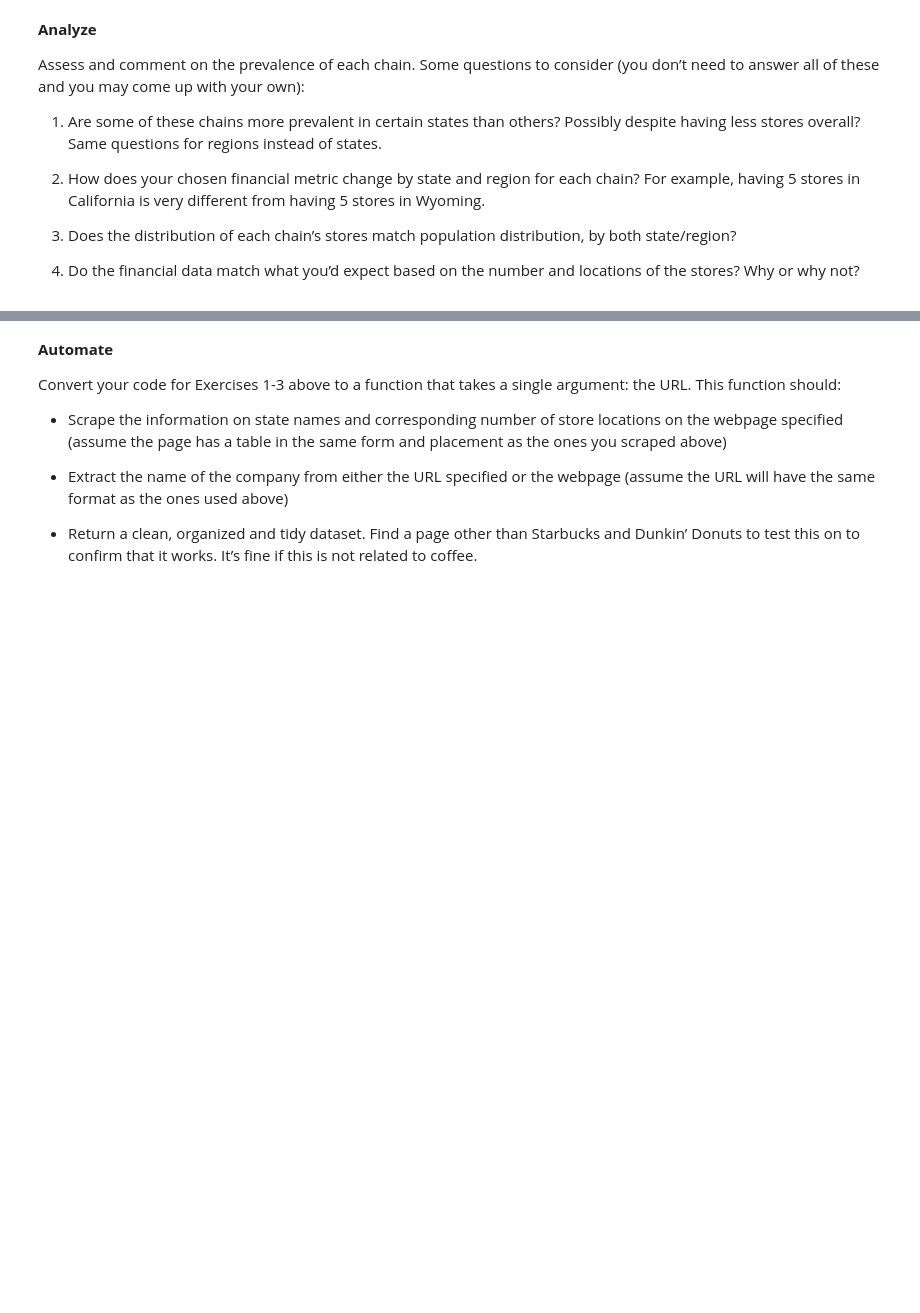
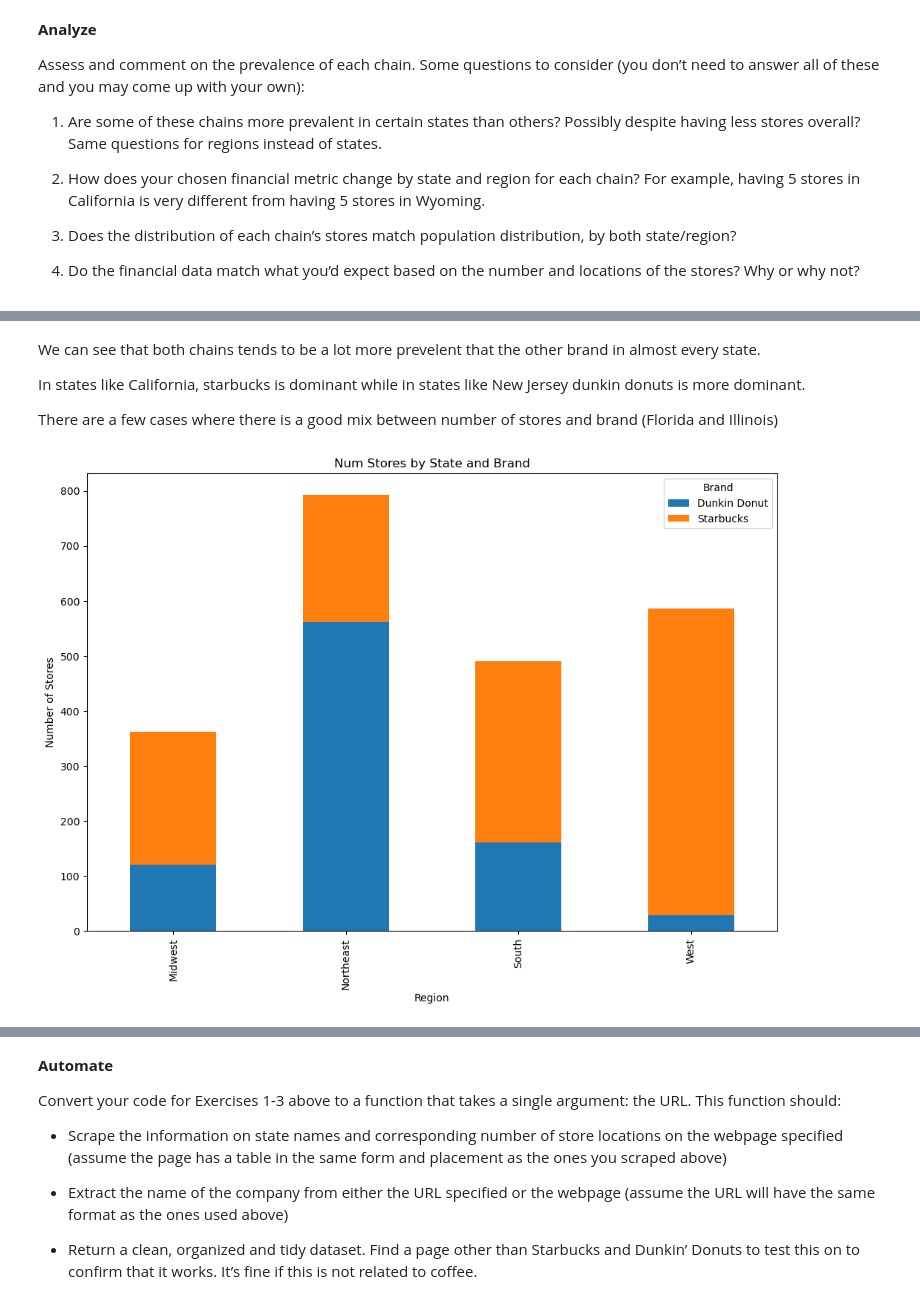
Before and after one commit to BLauf/GSB-544, a Jupyter notebook: labs/lab04/lab_04.ipynb, the cells around one changed output, grey strips where cells are left out. Saved outputs shown, nothing was run; the diff lists cells and outputs as text; code cells hidden in the pictures; blank space fills up the shorter version.

Commit message:
almost finished with Q7

```diff
--- a/labs/lab04/lab_04.ipynb
+++ b/labs/lab04/lab_04.ipynb
@@ -338,0 +357,19 @@ final_df
+# %% [markdown]
+We can see that both chains tends to be a lot more prevelent that the other brand in almost every state.
+
+In states like California, starbucks is dominant while in states like New Jersey dunkin donuts is more dominant.
+
+There are a few cases where there is a good mix between number of stores and brand (Florida and Illinois)
+# %%
+#1 cont.
+# aggregate by region and brand to get num_stores
+state_brand_data = final_df.groupby(['region', 'Brand'])['num_stores'].mean().unstack()
+
+# plot using bar_plot
+state_brand_data.plot(kind='bar', figsize=(12, 8), stacked=True)
+plt.title('Num Stores by State and Brand')
+plt.xlabel('Region')
+plt.ylabel('Number of Stores')
+plt.show()
+# %% [output]
+[figure, added]
```
Also changed, not shown: parts of 10 cells of this notebook.
